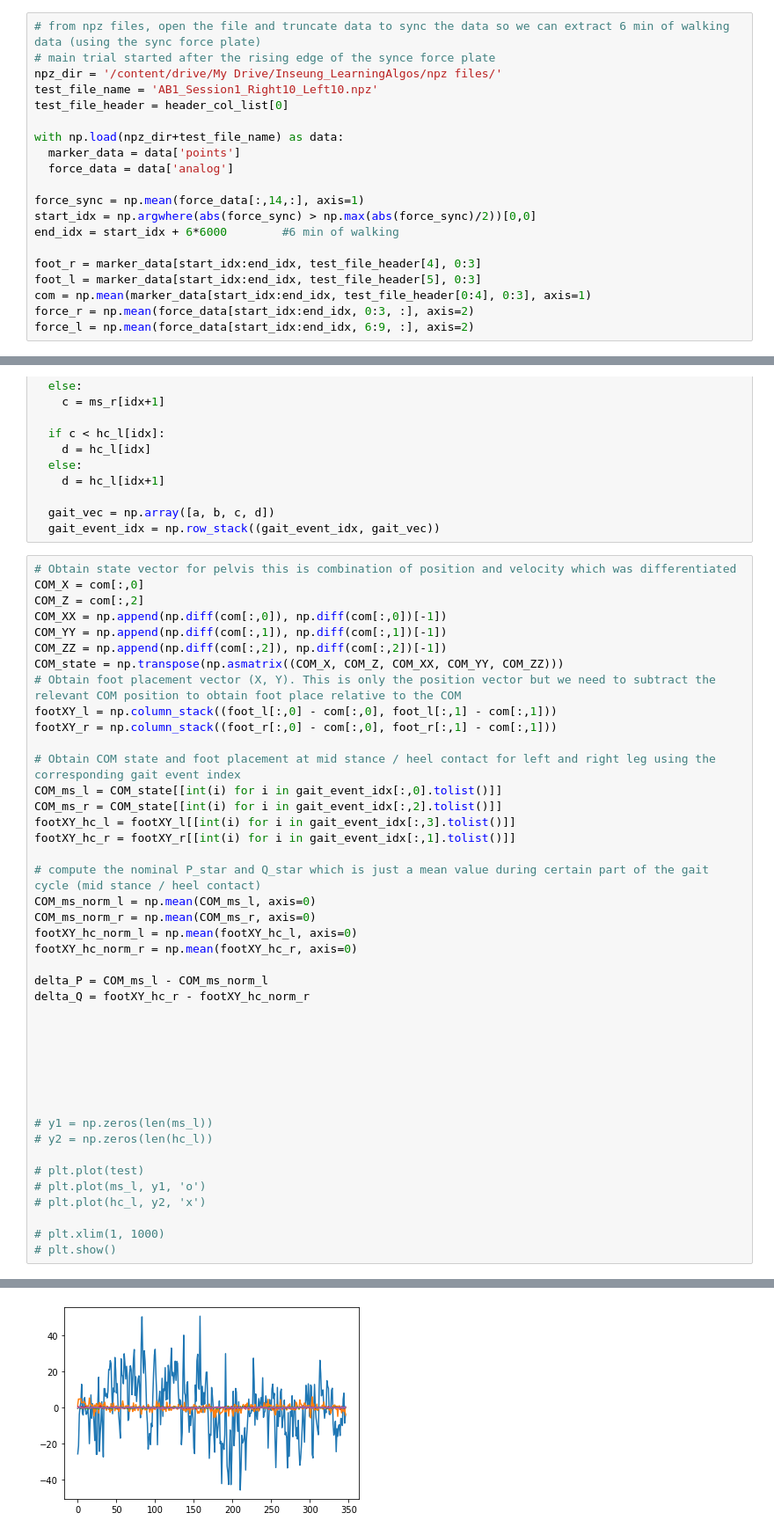
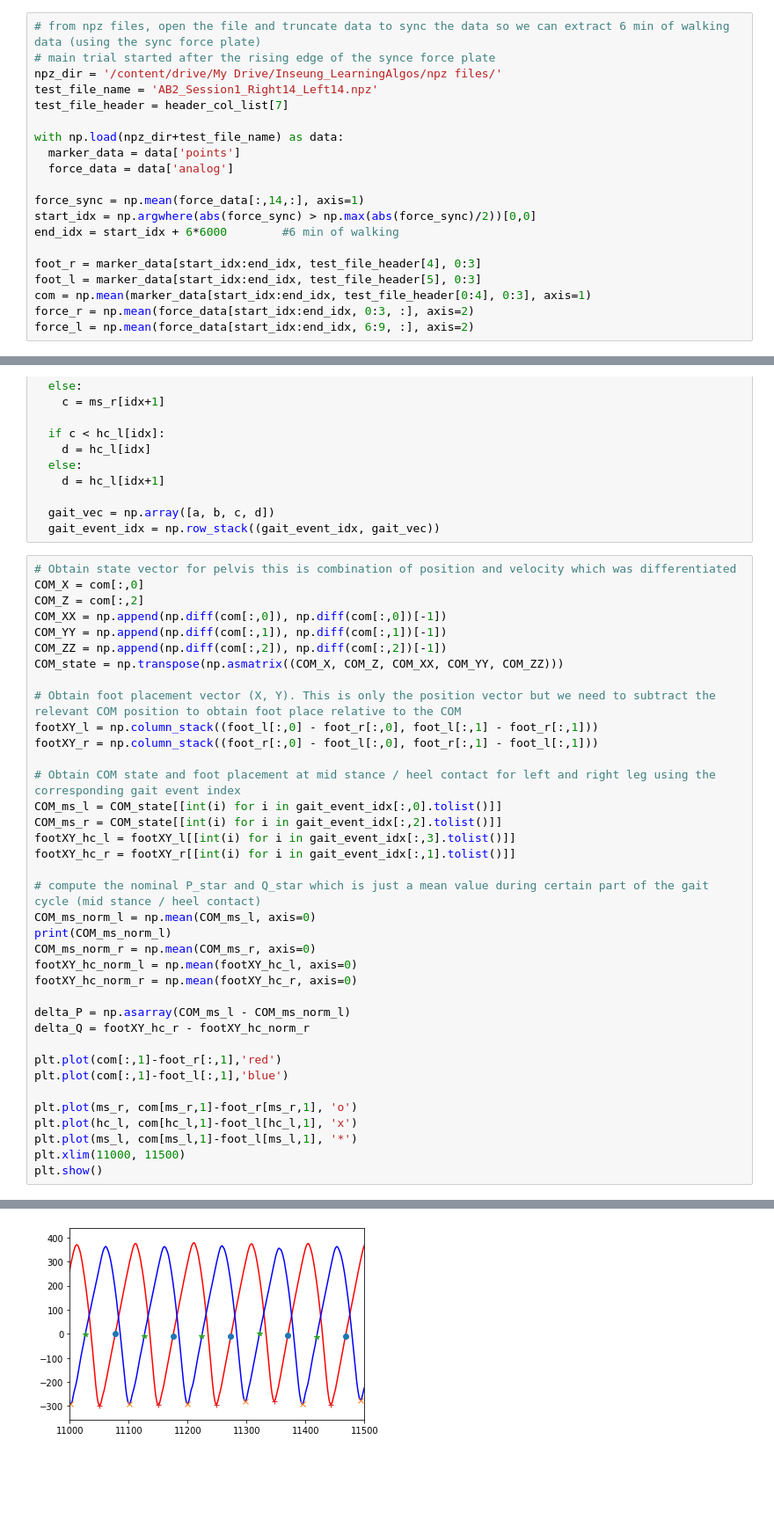
Before and after one commit to inseungkang/learningalgos, a Jupyter notebook: Controller_Inference.ipynb, the cells around one changed output, grey strips where cells are left out. Shown at 88% size. Drawn from its saved outputs; the diff is of its cells as text; blank space fills up the shorter version.

```diff
--- a/Controller_Inference.ipynb
+++ b/Controller_Inference.ipynb
@@ -45,8 +48,8 @@ for filename in file_list:
 # from npz files, open the file and truncate data to sync the data so we can extract 6 min of walking data (using the sync force plate)
 # main trial started after the rising edge of the synce force plate
 npz_dir = '/content/drive/My Drive/Inseung_LearningAlgos/npz files/'
-test_file_name = 'AB1_Session1_Right10_Left10.npz'
-test_file_header = header_col_list[0]
+test_file_name = 'AB2_Session1_Right14_Left14.npz'
+test_file_header = header_col_list[7]
 
 with np.load(npz_dir+test_file_name) as data:
   marker_data = data['points']
@@ -137,9 +140,10 @@ COM_XX = np.append(np.diff(com[:,0]), np.diff(com[:,0])[-1])
 COM_YY = np.append(np.diff(com[:,1]), np.diff(com[:,1])[-1])
 COM_ZZ = np.append(np.diff(com[:,2]), np.diff(com[:,2])[-1])
 COM_state = np.transpose(np.asmatrix((COM_X, COM_Z, COM_XX, COM_YY, COM_ZZ)))
+
 # Obtain foot placement vector (X, Y). This is only the position vector but we need to subtract the relevant COM position to obtain foot place relative to the COM
-footXY_l = np.column_stack((foot_l[:,0] - com[:,0], foot_l[:,1] - com[:,1]))
-footXY_r = np.column_stack((foot_r[:,0] - com[:,0], foot_r[:,1] - com[:,1]))
+footXY_l = np.column_stack((foot_l[:,0] - foot_r[:,0], foot_l[:,1] - foot_r[:,1]))
+footXY_r = np.column_stack((foot_r[:,0] - foot_l[:,0], foot_r[:,1] - foot_l[:,1]))
 
 # Obtain COM state and foot placement at mid stance / heel contact for left and right leg using the corresponding gait event index
 COM_ms_l = COM_state[[int(i) for i in gait_event_idx[:,0].tolist()]]
@@ -149,26 +153,20 @@ footXY_hc_r = footXY_r[[int(i) for i in gait_event_idx[:,1].tolist()]]
 
 # compute the nominal P_star and Q_star which is just a mean value during certain part of the gait cycle (mid stance / heel contact)
 COM_ms_norm_l = np.mean(COM_ms_l, axis=0)
+print(COM_ms_norm_l)
 COM_ms_norm_r = np.mean(COM_ms_r, axis=0)
 footXY_hc_norm_l = np.mean(footXY_hc_l, axis=0)
 footXY_hc_norm_r = np.mean(footXY_hc_r, axis=0)
 
-delta_P = COM_ms_l - COM_ms_norm_l
+delta_P = np.asarray(COM_ms_l - COM_ms_norm_l)
 delta_Q = footXY_hc_r - footXY_hc_norm_r
 
+plt.plot(com[:,1]-foot_r[:,1],'red')
+plt.plot(com[:,1]-foot_l[:,1],'blue')
 
-
-
-
-
-
-# y1 = np.zeros(len(ms_l))
-# y2 = np.zeros(len(hc_l))
-
-# plt.plot(test)
-# plt.plot(ms_l, y1, 'o')
-# plt.plot(hc_l, y2, 'x')
-
-# plt.xlim(1, 1000)
-# plt.show()
+plt.plot(ms_r, com[ms_r,1]-foot_r[ms_r,1], 'o')
+plt.plot(hc_l, com[hc_l,1]-foot_l[hc_l,1], 'x')
+plt.plot(ms_l, com[ms_l,1]-foot_l[ms_l,1], '*')
+plt.xlim(11000, 11500)
+plt.show()
 # %% [output]
@@ -175 +175 @@ delta_Q = footXY_hc_r - footXY_hc_norm_r
-[figure, old version]
+[figure, new version]
```
Also changed, not shown: parts of 6 cells of this notebook.
